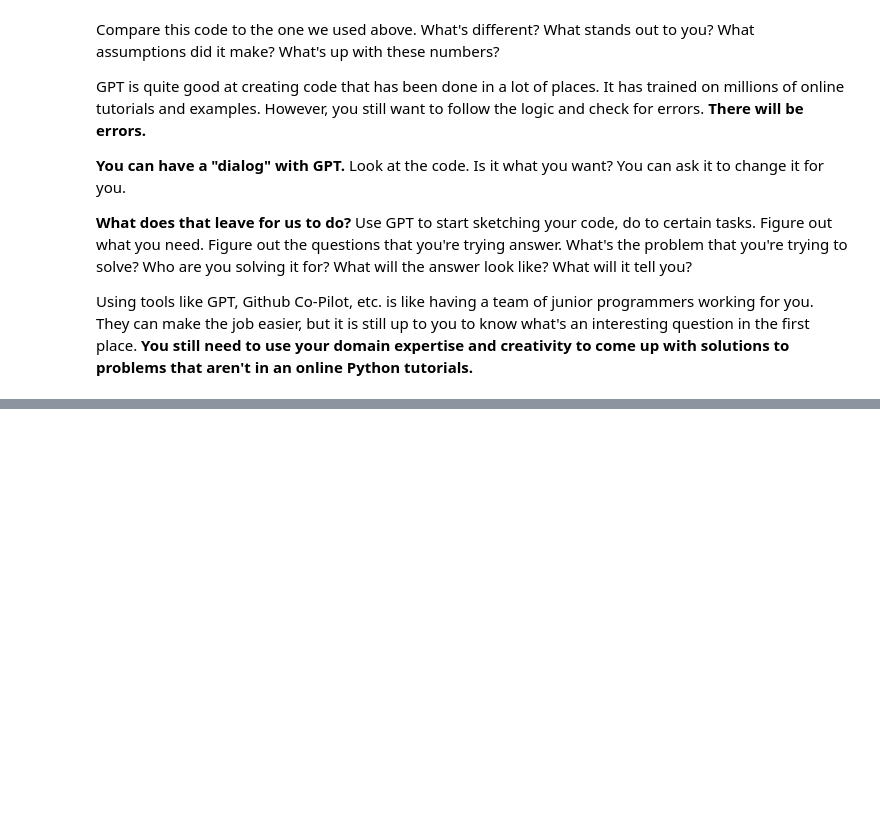
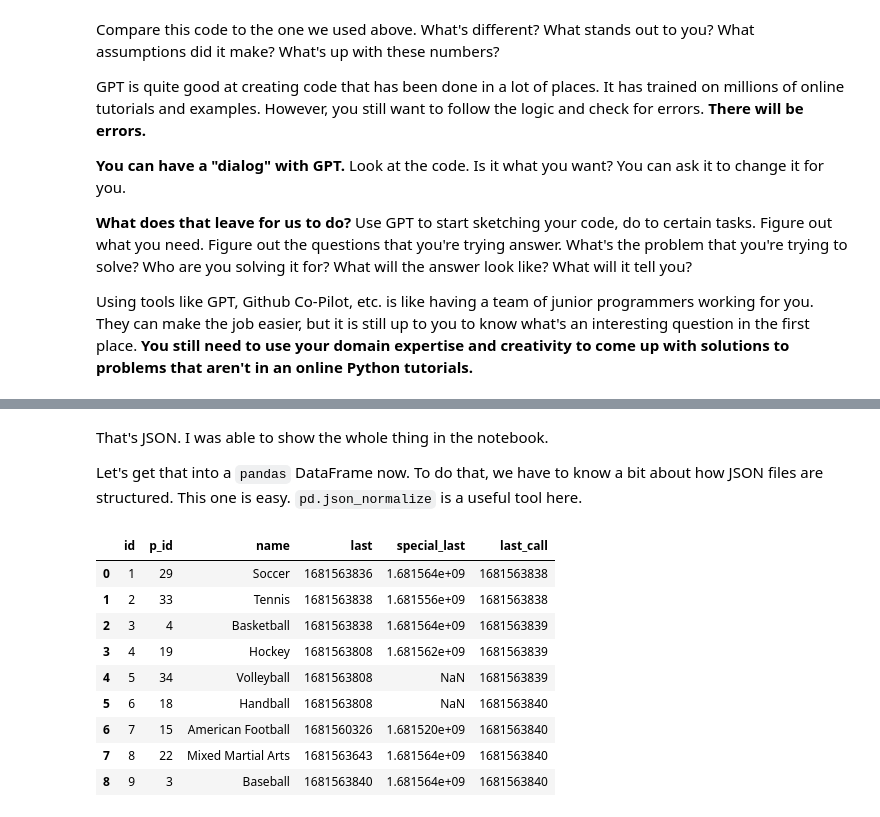
Before and after one commit to aaiken1/fin-data-analysis-text, a Jupyter notebook: _sources/chapters/7_nasdaq_api.ipynb, the cells around one changed output, grey strips where cells are left out. Saved outputs shown, nothing was run; the diff lists cells and outputs as text; code cells hidden in the pictures; blank space fills up the shorter version.

```diff
--- a/_sources/chapters/7_nasdaq_api.ipynb
+++ b/_sources/chapters/7_nasdaq_api.ipynb
@@ -473,0 +797,18 @@ Using tools like GPT, Github Co-Pilot, etc. is like having a team of junior prog
+# %% [markdown]
+That's JSON. I was able to show the whole thing in the notebook.
+
+Let's get that into a `pandas` DataFrame now. To do that, we have to know a bit about how JSON files are structured. This one is easy. `pd.json_normalize` is a useful tool here.
+# %%
+""" sports_ids_df = pd.json_normalize(data = sports_ids_json)
+sports_ids_df """
+# %% [output]
+|  | id | p_id | name | last | special_last | last_call |
+| 0 | 1 | 29 | Soccer | 1681563836 | 1.681564e+09 | 1681563838 |
+| 1 | 2 | 33 | Tennis | 1681563838 | 1.681556e+09 | 1681563838 |
+| 2 | 3 | 4 | Basketball | 1681563838 | 1.681564e+09 | 1681563839 |
+| 3 | 4 | 19 | Hockey | 1681563808 | 1.681562e+09 | 1681563839 |
+| 4 | 5 | 34 | Volleyball | 1681563808 | NaN | 1681563839 |
+| 5 | 6 | 18 | Handball | 1681563808 | NaN | 1681563840 |
+| 6 | 7 | 15 | American Football | 1681560326 | 1.681520e+09 | 1681563840 |
+| 7 | 8 | 22 | Mixed Martial Arts | 1681563643 | 1.681564e+09 | 1681563840 |
+| 8 | 9 | 3 | Baseball | 1681563840 | 1.681564e+09 | 1681563840 |
```
Also changed, not shown: parts of 41 cells of this notebook, 14 other files.
